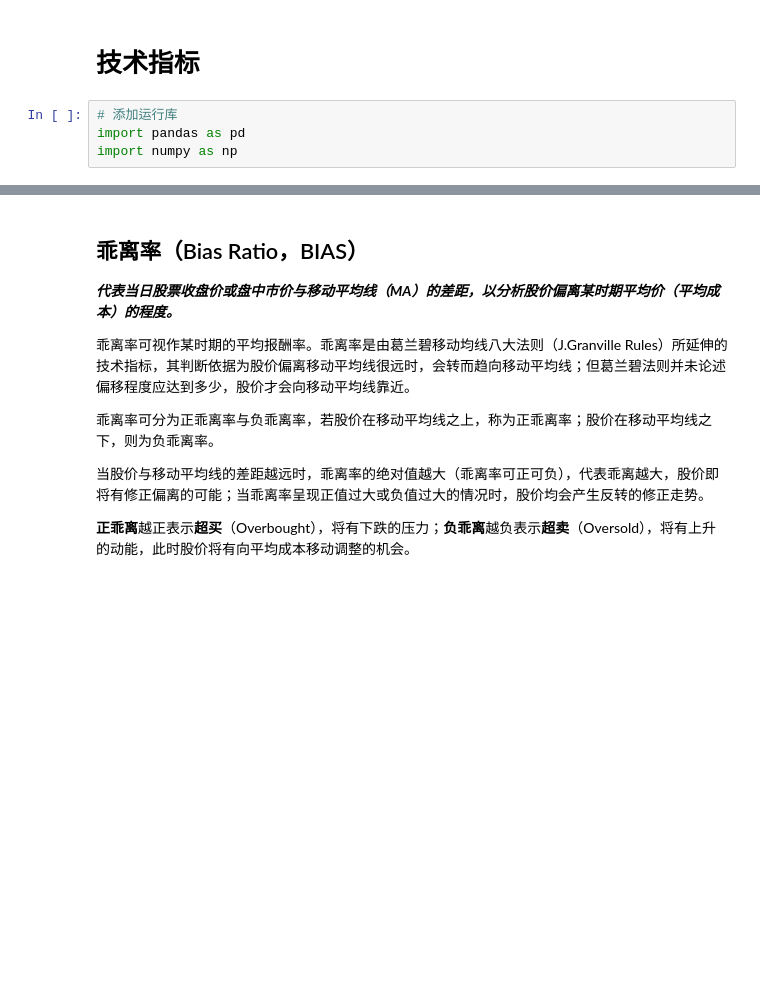
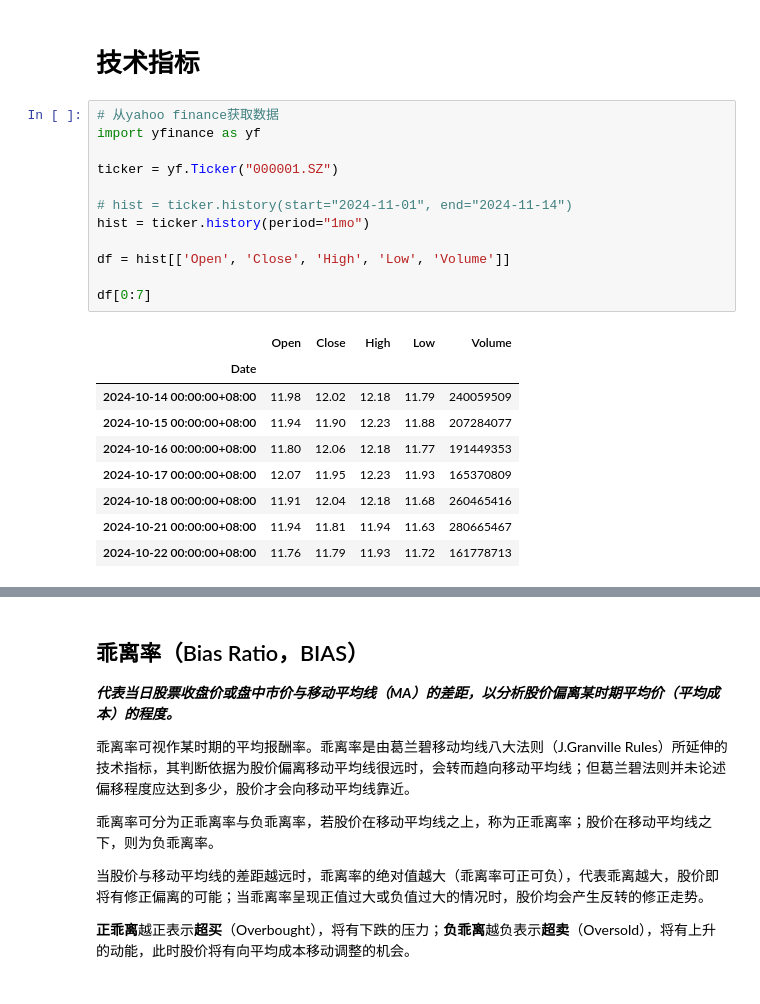
Before and after one commit to xnraiser/my_quan, a Jupyter notebook: indicators.ipynb, the cells around one changed output, grey strips where cells are left out. Saved outputs shown, nothing was run; the diff lists cells and outputs as text; blank space fills up the shorter version.

```diff
--- a/indicators.ipynb
+++ b/indicators.ipynb
@@ -1,7 +1,25 @@
 # %% [markdown]
 # 技术指标
 # %%
-# 添加运行库
-import pandas as pd
-import numpy as np
+# 从yahoo finance获取数据
+import yfinance as yf
+
+ticker = yf.Ticker("000001.SZ")
+
+# hist = ticker.history(start="2024-11-01", end="2024-11-14")
+hist = ticker.history(period="1mo")
+
+df = hist[['Open', 'Close', 'High', 'Low', 'Volume']]
+
+df[0:7]
+# %% [output]
+|  | Open | Close | High | Low | Volume |
+| Date |  |  |  |  |  |
+| 2024-10-14 00:00:00+08:00 | 11.98 | 12.02 | 12.18 | 11.79 | 240059509 |
+| 2024-10-15 00:00:00+08:00 | 11.94 | 11.90 | 12.23 | 11.88 | 207284077 |
+| 2024-10-16 00:00:00+08:00 | 11.80 | 12.06 | 12.18 | 11.77 | 191449353 |
+| 2024-10-17 00:00:00+08:00 | 12.07 | 11.95 | 12.23 | 11.93 | 165370809 |
+| 2024-10-18 00:00:00+08:00 | 11.91 | 12.04 | 12.18 | 11.68 | 260465416 |
+| 2024-10-21 00:00:00+08:00 | 11.94 | 11.81 | 11.94 | 11.63 | 280665467 |
+| 2024-10-22 00:00:00+08:00 | 11.76 | 11.79 | 11.93 | 11.72 | 161778713 |
 # %% [markdown]
```
Also changed, not shown: parts of 2 cells of this notebook.
